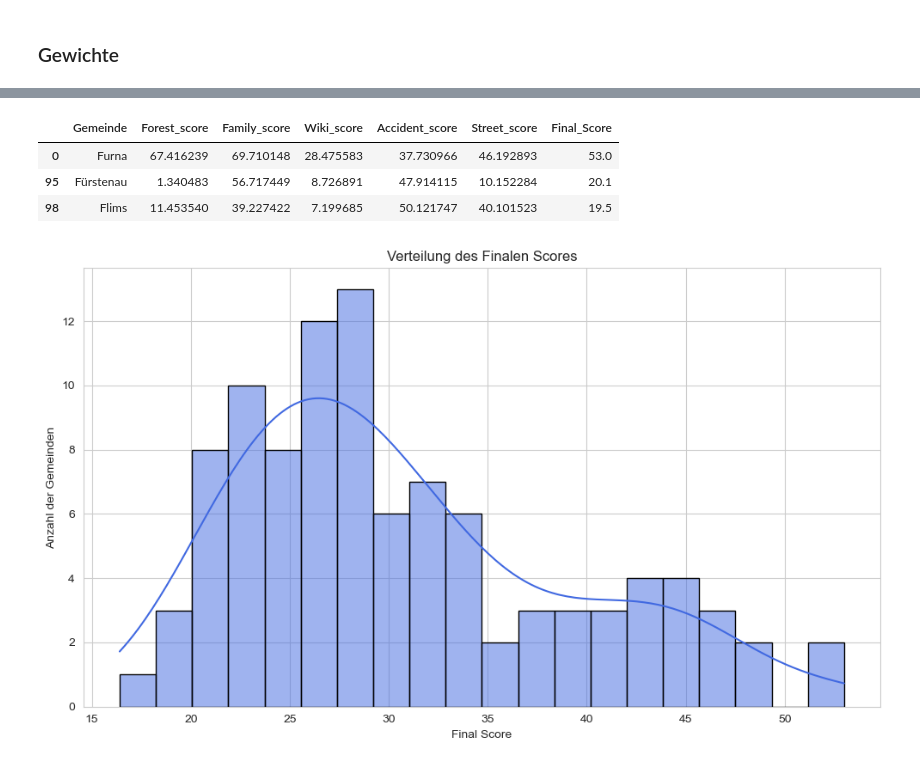
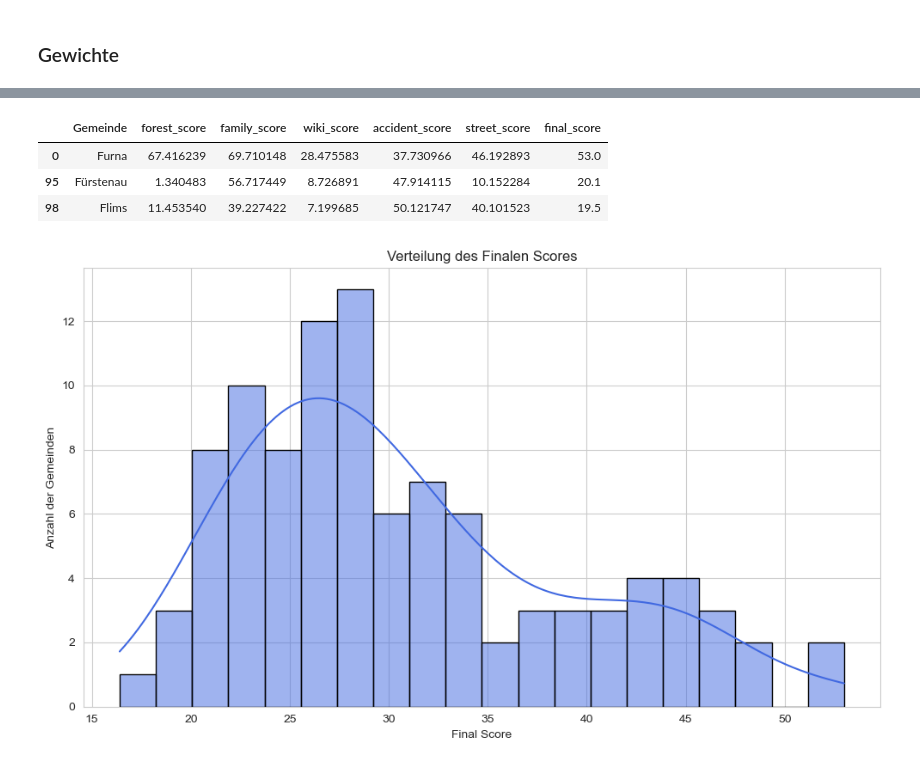
Before and after one commit to gideon-monterosa/dawr, a Jupyter notebook: assignement-1/ranking.ipynb, the cells around one changed output, grey strips where cells are left out. Cells and saved outputs as stored; diff of their text form; code cells hidden in the pictures.

```diff
--- a/assignement-1/ranking.ipynb
+++ b/assignement-1/ranking.ipynb
@@ -114,7 +115,7 @@ multiplier_schwer = 10
 multiplier_lebensbedrohlich = 15
 multiplier_erheblich = 5
 
-df_accidents["Accident_points"] = (
+df_accidents["accident_points"] = (
         df_accidents["Unfälle-mit-Sachschaden"] * multiplier_sach +
         df_accidents["Unfälle-mit-Personenschaden"] * multiplier_person +
         df_accidents["Getötete"] * multiplier_getoetete +
@@ -123,7 +124,7 @@ df_accidents["Accident_points"] = (
         df_accidents["Erheblich-Verletzte"] * multiplier_erheblich
 )
 
-plot_distribution(df_accidents["Accident_points"],
+plot_distribution(df_accidents["accident_points"],
                   "Verteilung der Unfall-Points",
                   "Unfall-Points",
                   "Anzahl der Gemeinden",
@@ -307,11 +309,11 @@ else:
     calculated_config = None
 # %%
 best_transformations = {
-    'Forest_score': log_and_normalize,
-    'Family_score': quantile_transform_and_normalize,
-    'Wiki_score': normalize,
-    'Accident_score': quantile_transform_and_normalize,
-    'Street_score': normalize
+    'forest_score': log_and_normalize,
+    'family_score': quantile_transform_and_normalize,
+    'wiki_score': normalize,
+    'accident_score': quantile_transform_and_normalize,
+    'street_score': normalize
 }
 
 df_rank = df_regio[['Gemeinde']].copy()
@@ -322,32 +324,31 @@ else:
 
 display(df_rank)
 
-plot_distribution(df_rank['Forest_score'],
+plot_distribution(df_rank['forest_score'],
                   "Verteilung des Forest Scores",
                   "Forest Score",
                   "Anzahl der Gemeinden",
                   'forestgreen')
 
-
-plot_distribution(df_rank['Family_score'],
+plot_distribution(df_rank['family_score'],
                   "Verteilung des Family Friendly Scores",
                   "Family Friendly Score",
                   "Anzahl der Gemeinden",
                   'skyblue')
 
-plot_distribution(df_rank['Wiki_score'],
+plot_distribution(df_rank['wiki_score'],
                   "Verteilung des Wiki Scores",
                   "Wiki Score",
                   "Anzahl der Gemeinden",
                   'tomato')
 
-plot_distribution(df_rank["Accident_score"],
+plot_distribution(df_rank["accident_score"],
                   "Verteilung des Unfall Scores",
                   "Unfall Score",
                   "Anzahl der Gemeinden",
                   'orange')
 
-plot_distribution(df_rank['Street_score'],
+plot_distribution(df_rank['street_score'],
                   "Verteilung des Strassen Score",
                   "Strassen Score",
                   "Anzahl der Gemeinden",
@@ -372,32 +373,29 @@ plot_distribution(df_rank['Street_score'],
 [figure]
 [figure]
 # %%
-best_weights = {
-    'Forest_score': 0.3439,
-    'Family_score': 0.2488,
-    'Wiki_score': 0.3353,
-    'Accident_score': 0.0492,
-    'Street_score': 0.0226
-}
-
 if CALCULATE_CONFIG:
     df_rank = calculate_final_score(df_rank, calculated_config['weights'])
 else:
     df_rank = calculate_final_score(df_rank, best_weights)
 
+# df_rank['final_score'] = normalize(df_rank['final_score'])
+
 selected_df = df_rank[df_rank['Gemeinde'].isin(relevant_communities)]
 display(selected_df)
-# print(selected_df)
+
+df_rank.pop('Rank') if 'Rank' in df_rank else None
+df_rank.insert(0, 'Rank', range(1, len(df_rank) + 1))
+df_rank.to_csv('./data/ranking.csv', index=True)
 
 plt.figure(figsize=(10, 6))
-sns.histplot(df_rank['Final_Score'], bins=20, kde=True, color='royalblue', edgecolor='black')
+sns.histplot(df_rank['final_score'], bins=20, kde=True, color='royalblue', edgecolor='black')
 plt.title('Verteilung des Finalen Scores')
 plt.xlabel('Final Score')
 plt.ylabel('Anzahl der Gemeinden')
 plt.tight_layout()
 plt.show()
 # %% [output]
-|  | Gemeinde | Forest_score | Family_score | Wiki_score | Accident_score | Street_score | Final_Score |
+|  | Gemeinde | forest_score | family_score | wiki_score | accident_score | street_score | final_score |
 | 0 | Furna | 67.416239 | 69.710148 | 28.475583 | 37.730966 | 46.192893 | 53.0 |
 | 95 | Fürstenau | 1.340483 | 56.717449 | 8.726891 | 47.914115 | 10.152284 | 20.1 |
 | 98 | Flims | 11.453540 | 39.227422 | 7.199685 | 50.121747 | 40.101523 | 19.5 |
```
Also changed, not shown: parts of 10 cells of this notebook, 1 other file.
